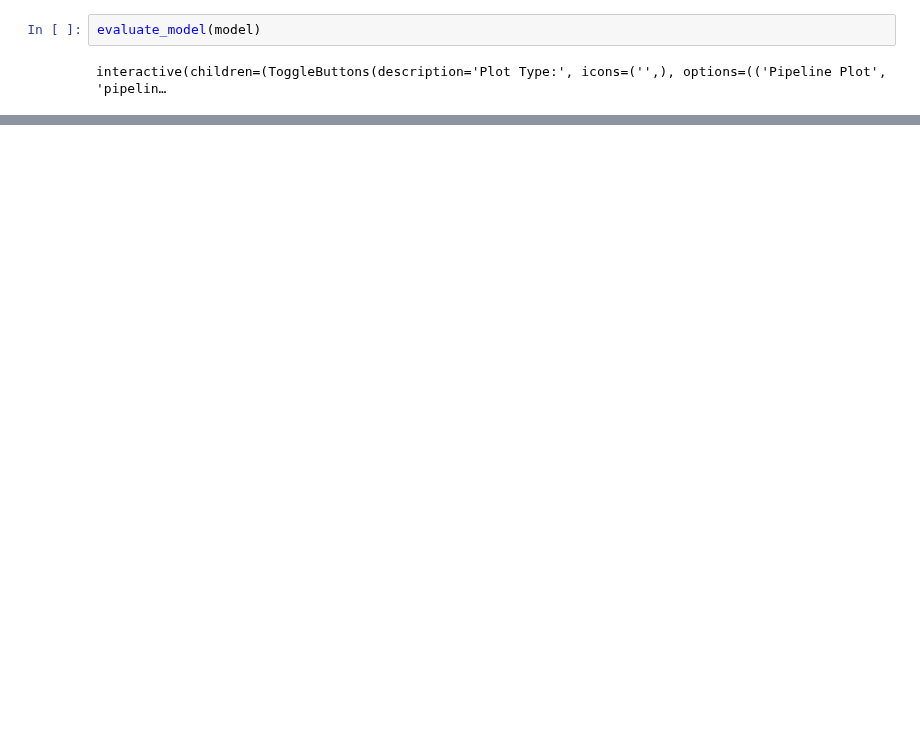
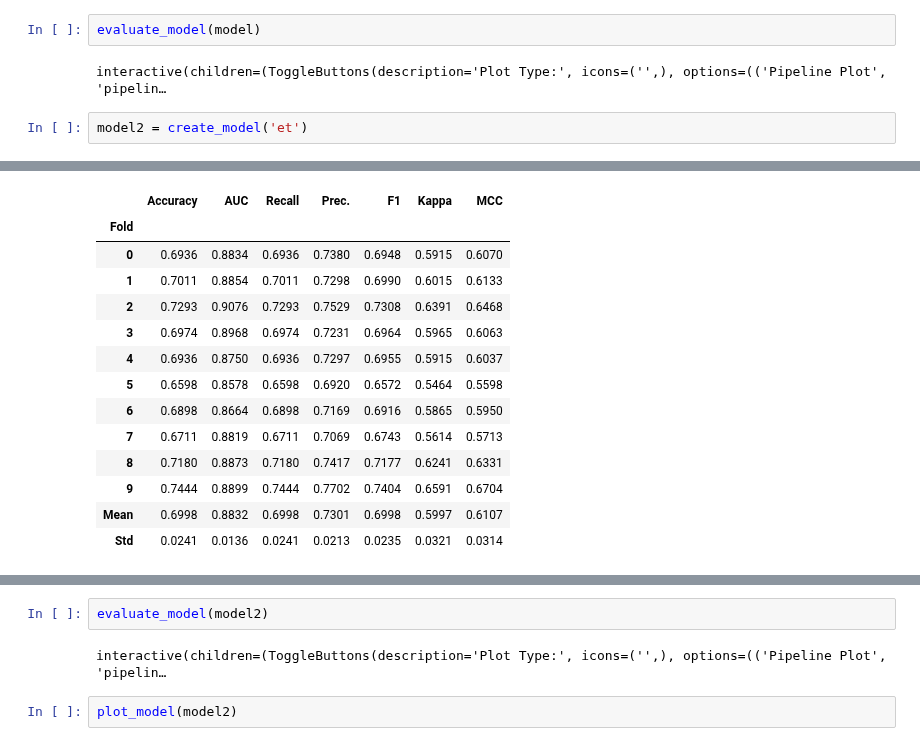
Before and after one commit to HelpFirst/AI-Prompt-Optimiser, a Jupyter notebook: examples/muticlass_classifier/examples_news_classical_nlp.ipynb, the cells around one changed output, grey strips where cells are left out. Drawn from its saved outputs; the diff is of its cells as text; blank space fills up the shorter version.

```diff
--- a/examples/muticlass_classifier/examples_news_classical_nlp.ipynb
+++ b/examples/muticlass_classifier/examples_news_classical_nlp.ipynb
@@ -81,3 +81,6 @@ model = create_model('ridge')
 evaluate_model(model)
 # %% [output]
 interactive(children=(ToggleButtons(description='Plot Type:', icons=('',), options=(('Pipeline Plot', 'pipelin…
+# %%
+model2 = create_model('et')
+# %% [output]
@@ -83,0 +88,14 @@ interactive(children=(ToggleButtons(description='Plot Type:', icons=('',), optio
+|  | Accuracy | AUC | Recall | Prec. | F1 | Kappa | MCC |
+| Fold |  |  |  |  |  |  |  |
+| 0 | 0.6936 | 0.8834 | 0.6936 | 0.7380 | 0.6948 | 0.5915 | 0.6070 |
+| 1 | 0.7011 | 0.8854 | 0.7011 | 0.7298 | 0.6990 | 0.6015 | 0.6133 |
+| 2 | 0.7293 | 0.9076 | 0.7293 | 0.7529 | 0.7308 | 0.6391 | 0.6468 |
+| 3 | 0.6974 | 0.8968 | 0.6974 | 0.7231 | 0.6964 | 0.5965 | 0.6063 |
+| 4 | 0.6936 | 0.8750 | 0.6936 | 0.7297 | 0.6955 | 0.5915 | 0.6037 |
+| 5 | 0.6598 | 0.8578 | 0.6598 | 0.6920 | 0.6572 | 0.5464 | 0.5598 |
+| 6 | 0.6898 | 0.8664 | 0.6898 | 0.7169 | 0.6916 | 0.5865 | 0.5950 |
+| 7 | 0.6711 | 0.8819 | 0.6711 | 0.7069 | 0.6743 | 0.5614 | 0.5713 |
+| 8 | 0.7180 | 0.8873 | 0.7180 | 0.7417 | 0.7177 | 0.6241 | 0.6331 |
+| 9 | 0.7444 | 0.8899 | 0.7444 | 0.7702 | 0.7404 | 0.6591 | 0.6704 |
+| Mean | 0.6998 | 0.8832 | 0.6998 | 0.7301 | 0.6998 | 0.5997 | 0.6107 |
+| Std | 0.0241 | 0.0136 | 0.0241 | 0.0213 | 0.0235 | 0.0321 | 0.0314 |
@@ -83,0 +103,6 @@ interactive(children=(ToggleButtons(description='Plot Type:', icons=('',), optio
+# %%
+evaluate_model(model2)
+# %% [output]
+interactive(children=(ToggleButtons(description='Plot Type:', icons=('',), options=(('Pipeline Plot', 'pipelin…
+# %%
+plot_model(model2)
```
Also changed, not shown: parts of 1 cell of this notebook.
